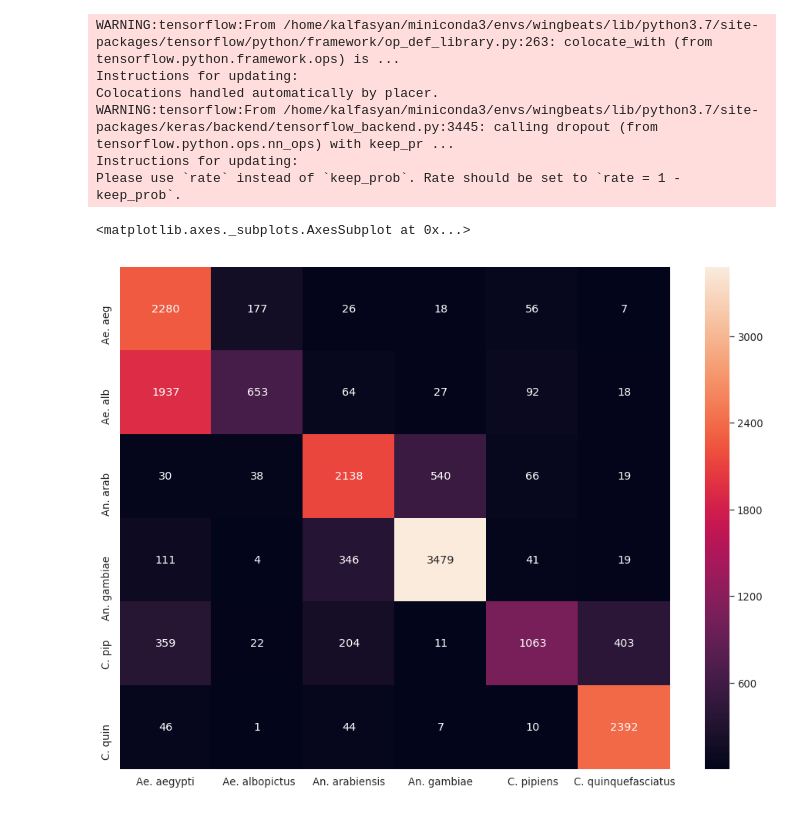
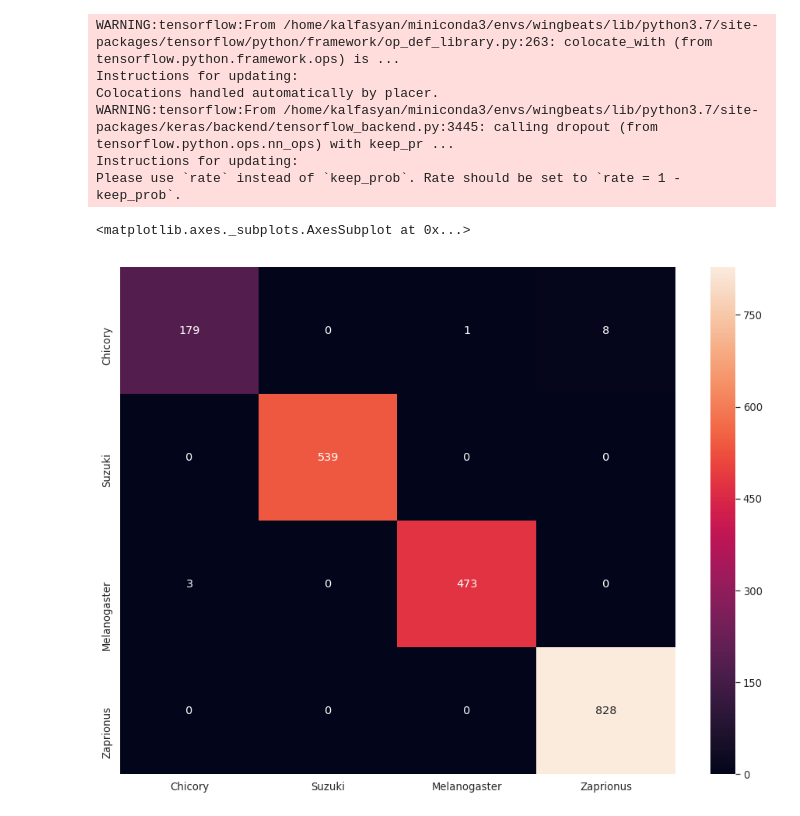
Before and after one commit to kalfasyan/wingbeat_frequencies, a Jupyter notebook: Improved_validation_flies.ipynb, the cells around one changed output. Drawn from its saved outputs; the diff is of its cells as text; code cells hidden in the pictures.

```diff
--- a/Improved_validation_flies.ipynb
+++ b/Improved_validation_flies.ipynb
@@ -137,0 +54,4 @@ inds_6 = sub[sub.date < '2017-01-01'].index
+# %%
+data4 = Dataset('Pcfruit')
+data4.read(data=data4.target_classes[1], loadmat=False)
+inds_4 = test_inds(data4, dates=[(2019,6,22),(2019,6,23),(2019,6,24)], plot=True);
@@ -154,12 +77,12 @@ x6, y6, xt6, yt6 = sub_test(data6, inds_6)
 # %%
-X_test = pd.concat([xt1,xt2,xt3,xt4,xt5,xt6], axis=0).tolist()
-y_test = pd.concat([yt1,yt2,yt3,yt4,yt5,yt6], axis=0).tolist()
+X_test = pd.concat([xt1,xt2,xt3,xt4], axis=0).tolist()
+y_test = pd.concat([yt1,yt2,yt3,yt4], axis=0).tolist()
 # %%
-X = pd.concat([x1,x2,x3,x4,x5,x6], axis=0).tolist()
-y = pd.concat([y1,y2,y3,y4,y5,y6], axis=0).tolist()
+X = pd.concat([x1,x2,x3,x4], axis=0).tolist()
+y = pd.concat([y1,y2,y3,y4], axis=0).tolist()
 
 df = pd.DataFrame({"X": X, "y":y})
-df.drop(index=df[df['y'] == 'Ae. aegypti'].sample(38345).index.values, inplace=True)
+# df.drop(index=df[df['y'] == 'Ae. aegypti'].sample(38345).index.values, inplace=True)
 X,y = df.X.values, df.y.values
 
 from sklearn.preprocessing import LabelEncoder
@@ -200,10 +127,10 @@ from keras.utils import to_categorical
 from wavhandler import *
 import math
 # %%
-model_name='mosquitoes_validation'
+model_name='flies_validation'
 setting='raw'
 top_weights_path = TEMP_DATADIR + str(model_name) + '.h5'
-targets = 6
+targets = len(np.unique(y_train))
 batch_size = 32
 
 # Build the Neural Network
@@ -240,7 +167,7 @@ model.compile(loss='categorical_crossentropy',
             optimizer='adam',
             metrics=['accuracy'])
 
-callbacks_list = [ModelCheckpoint(top_weights_path, monitor = 'val_acc', verbose = 1, save_best_only = True, save_weights_only = True),
+callbacks_list = [ModelCheckpoint(top_weights_path, monitor = 'val_acc', verbose = 1, save_best_only = True, save_weights_only = False),
     EarlyStopping(monitor = 'val_acc', patience = 6, verbose = 1),
     ReduceLROnPlateau(monitor = 'val_acc', factor = 0.1, patience = 3, verbose = 1),
     CSVLogger('model_' + str(model_name) + '.log')]
@@ -276,17 +203,17 @@ y_pred = model.predict_generator(valid_generator(X_test,
 # %%
 import seaborn as sns
 sns.set()
 import matplotlib.pyplot as plt
 x = confusion_matrix(np.array(y_test), np.argmax(y_pred, axis=1))
 
 plt.figure(figsize=(16,12))
 sns.set(font_scale=1.2)
-ticks = ['Ae. aegypti',' Ae. albopictus','An. arabiensis','An. gambiae','C. pipiens','C. quinquefasciatus']
-ticks_short = ['Ae. aeg','Ae. alb','An. arab','An. gambiae','C. pip','C. quin']
+ticks = ['Chicory','Suzuki','Melanogaster','Zaprionus']
+ticks_short = ['Chicory','Suzuki','Melanogaster','Zaprionus']
 sns.heatmap(x, annot=True, fmt='.0f', xticklabels=ticks, yticklabels=ticks_short)
 # %% [output]
 <matplotlib.axes._subplots.AxesSubplot at 0x...>
-[figure, old version]
+[figure, new version]
 # %%
 model.load_weights(top_weights_path)
 loss, acc = model.evaluate_generator(valid_generator(X_test,
```
Also changed, not shown: parts of 32 cells of this notebook, 3 other files.
